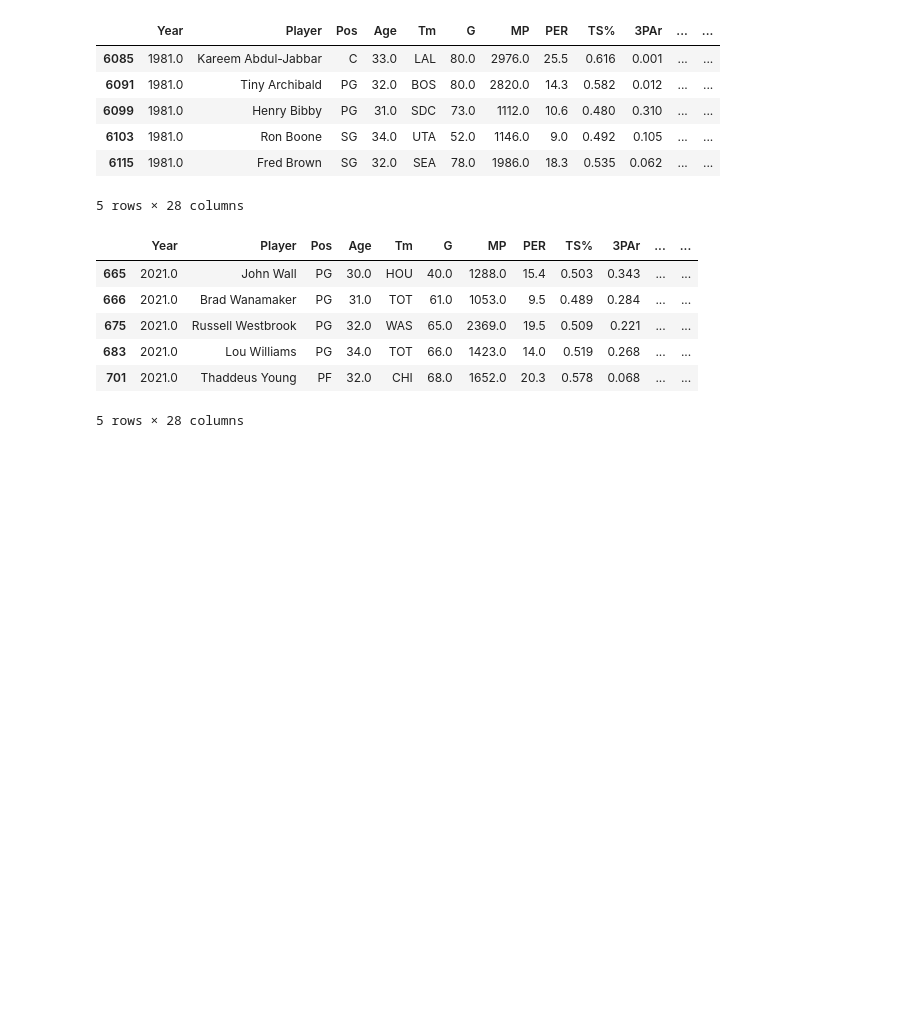
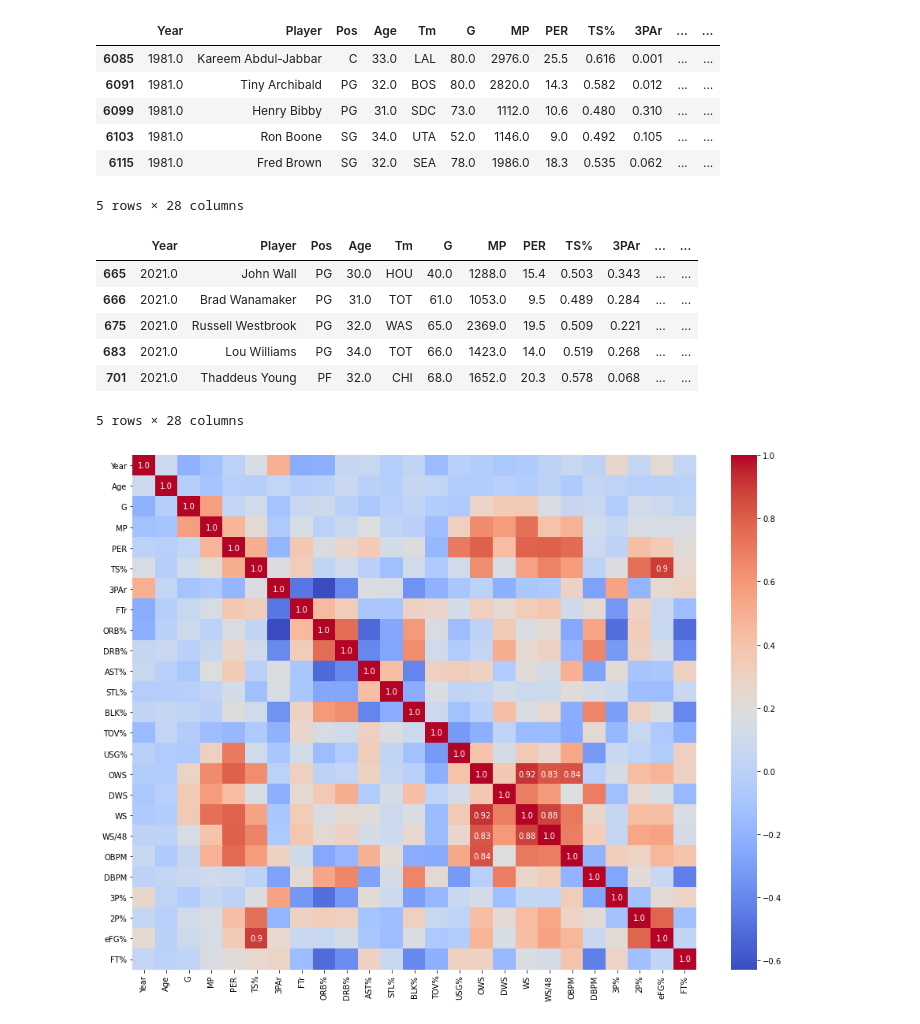
Before and after one commit to GauravMohan1/NBA-Veteran_Analysis, a Jupyter notebook: player_metrics.ipynb, the cells around one changed output. Cells and saved outputs as stored; diff of their text form; code cells hidden in the pictures; blank space fills up the shorter version.

```diff
--- a/player_metrics.ipynb
+++ b/player_metrics.ipynb
@@ -325,0 +324,9 @@ data.to_csv('data_targets.csv',index=False)
+# %%
+corr = final.corr()
+# Make a heatmap with highlights on pairs of features with high correlations.
+corr_annot = corr.round(2)
+corr_annot[corr_annot.abs()<0.8] = ''
+_ = plt.figure(figsize=(16, 12))
+_ = sns.heatmap(corr, annot=corr_annot, cmap='coolwarm', fmt='')
+# %% [output]
+[figure, added]
```
Also changed, not shown: parts of 2 cells of this notebook, 2 other files.
